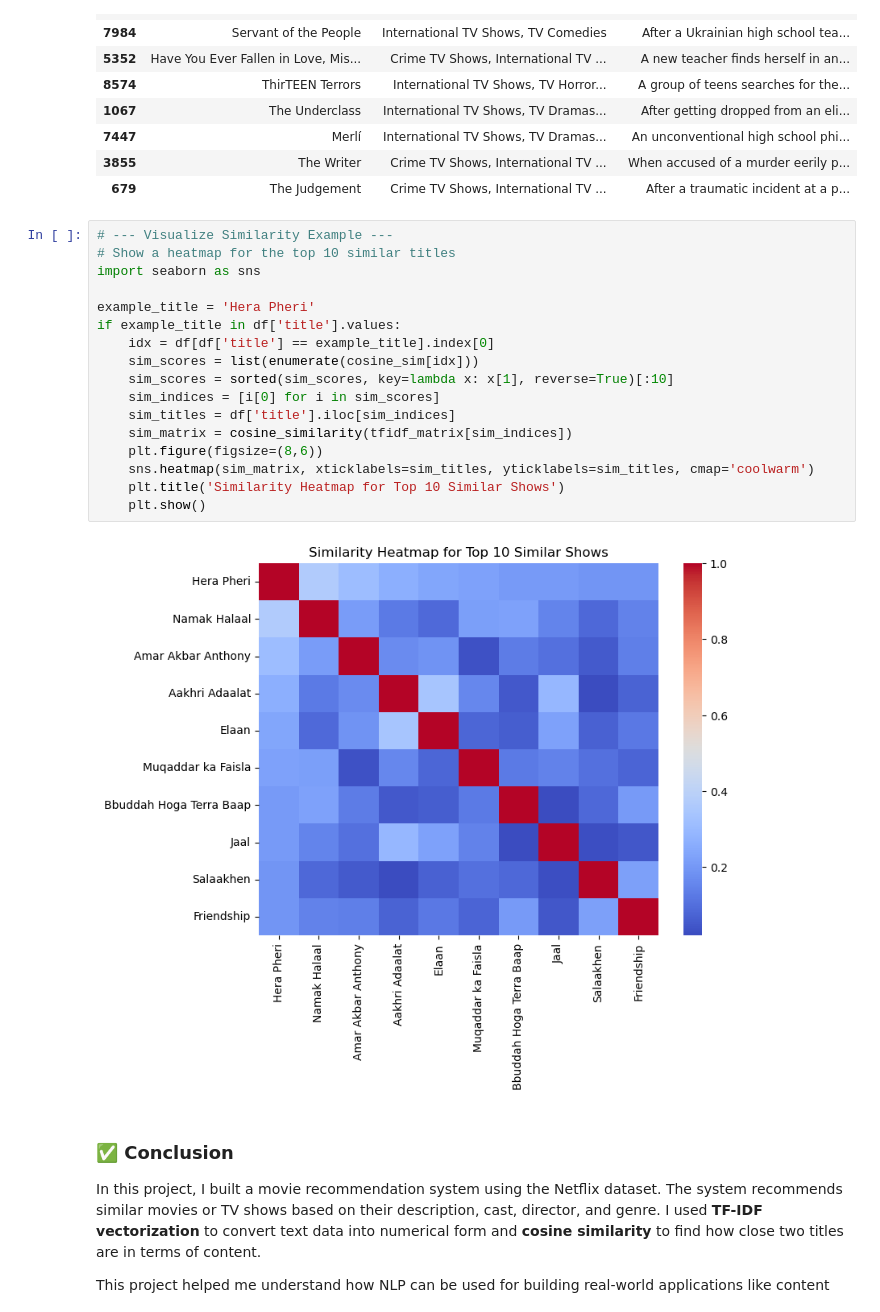
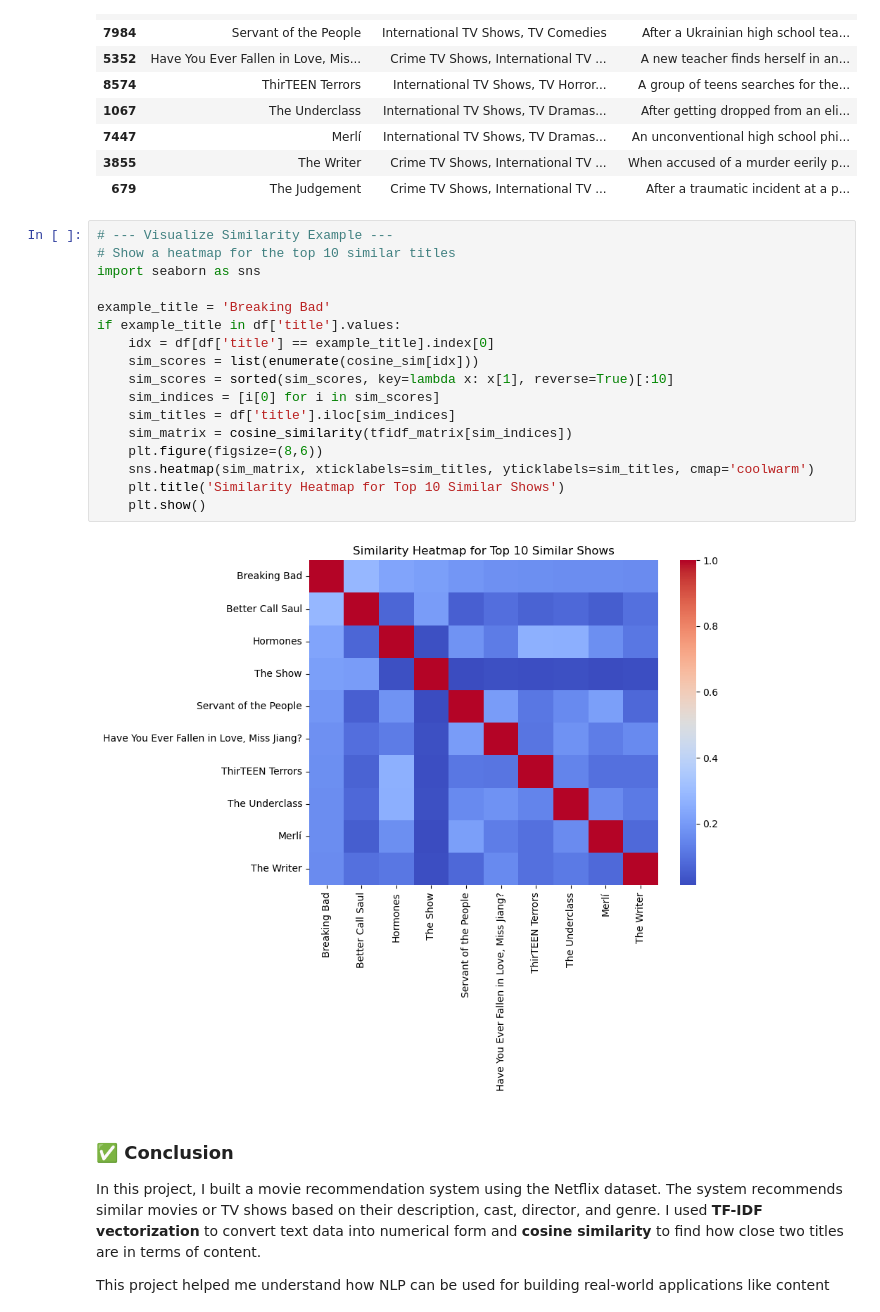
Before and after one commit to kartikthorat/Netflix-Movie-Recommendation-System-using-Machine-Learning, a Jupyter notebook: Netflix_Recommendation_System.ipynb, the cells around one changed output. Cells and saved outputs as stored; diff of their text form.

```diff
--- a/Netflix_Recommendation_System.ipynb
+++ b/Netflix_Recommendation_System.ipynb
@@ -117,22 +123,22 @@ recommend('Breaking Bad')
 # %%
 # --- Visualize Similarity Example ---
 # Show a heatmap for the top 10 similar titles
 import seaborn as sns
 
-example_title = 'Hera Pheri'
+example_title = 'Breaking Bad'
 if example_title in df['title'].values:
     idx = df[df['title'] == example_title].index[0]
     sim_scores = list(enumerate(cosine_sim[idx]))
     sim_scores = sorted(sim_scores, key=lambda x: x[1], reverse=True)[:10]
     sim_indices = [i[0] for i in sim_scores]
     sim_titles = df['title'].iloc[sim_indices]
     sim_matrix = cosine_similarity(tfidf_matrix[sim_indices])
     plt.figure(figsize=(8,6))
     sns.heatmap(sim_matrix, xticklabels=sim_titles, yticklabels=sim_titles, cmap='coolwarm')
     plt.title('Similarity Heatmap for Top 10 Similar Shows')
     plt.show()
 # %% [output]
-[figure, old version]
+[figure, new version]
 # %% [markdown]
 ### ✅ Conclusion
 In this project, I built a movie recommendation system using the Netflix dataset.
```
Also changed, not shown: parts of 1 cell of this notebook.
